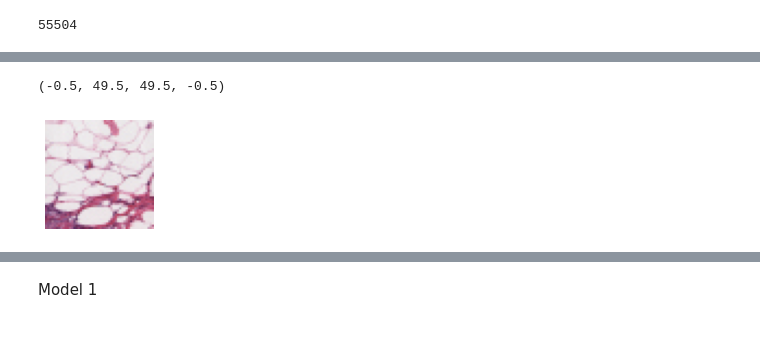
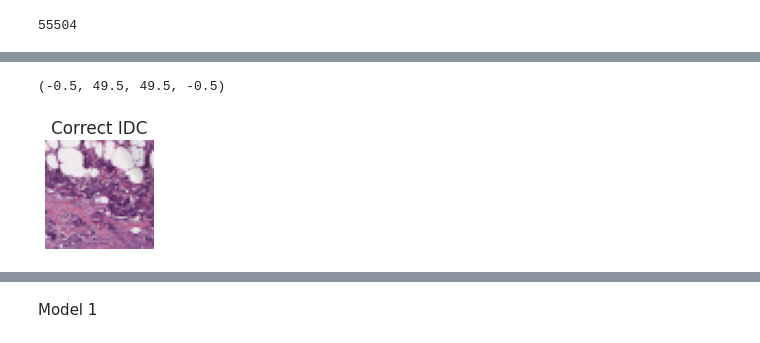
Before and after one commit to Shredder42/breast_cancer_histopathology, a Jupyter notebook: import_and_model.ipynb, the cells around one changed output, grey strips where cells are left out. Cells and saved outputs as stored; diff of their text form; code cells hidden in the pictures.

Commit message:
classified images

```diff
--- a/import_and_model.ipynb
+++ b/import_and_model.ipynb
@@ -371,8 +345,9 @@ len(flat_images)
 # %%
+# Predicted IDC correctly
 plt.figure(figsize=(2,2))
-plt.imshow(flat_images[3].numpy().astype("uint8"))
-# plt.title(target[labels[3]])
+plt.imshow(flat_images[8].numpy().astype("uint8"))
+plt.title('Correct IDC')
 plt.axis("off")
 # %% [output]
 (-0.5, 49.5, 49.5, -0.5)
-[figure, old version]
+[figure, new version]
```
Also changed, not shown: parts of 7 cells of this notebook.
